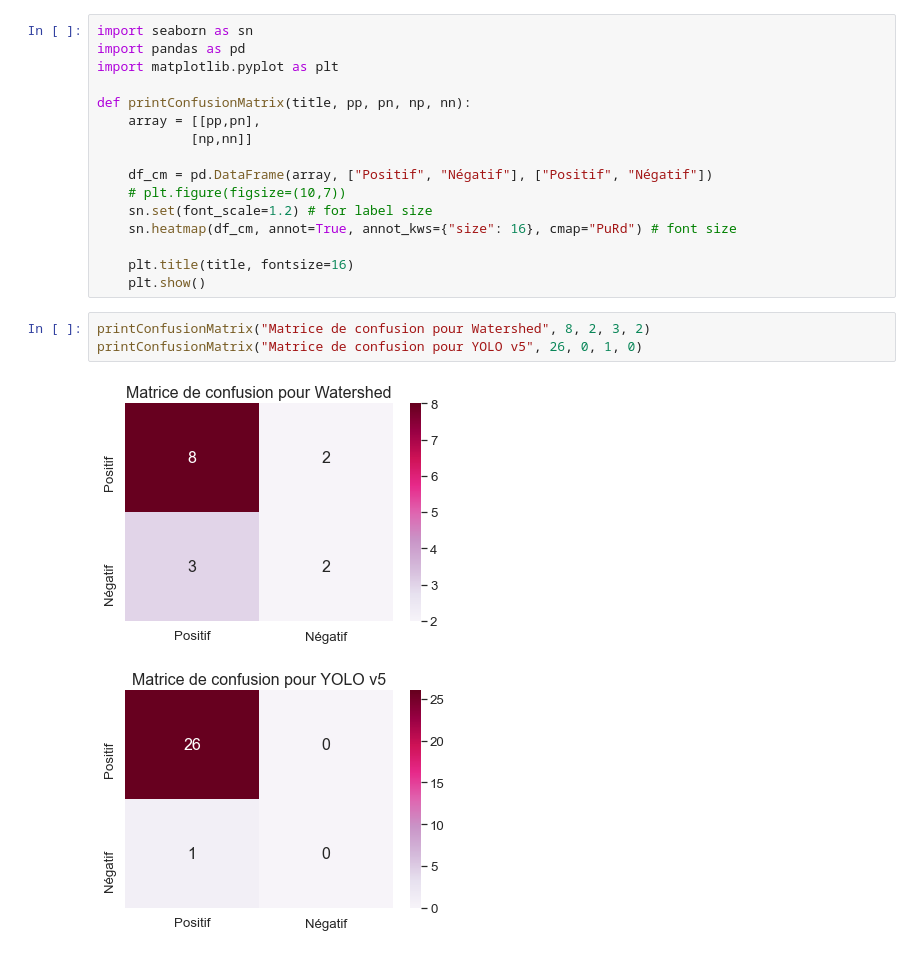
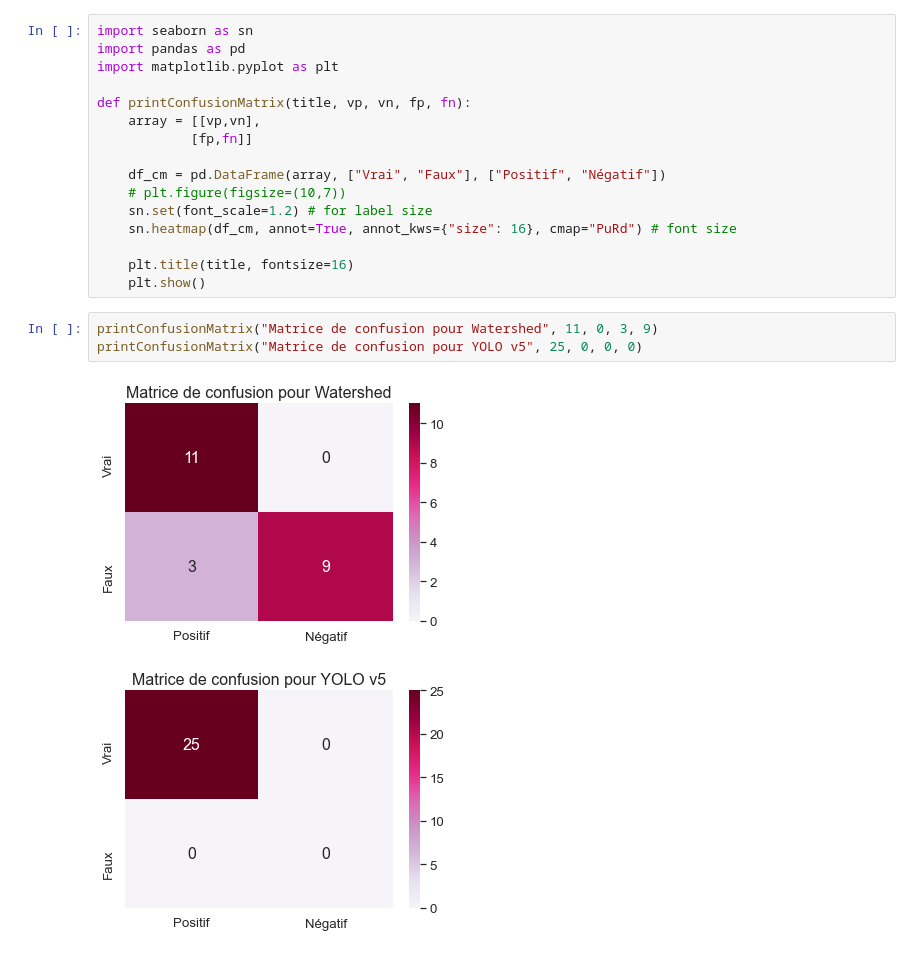
Before and after one commit to Zegorax/TI-RedBloodCells, a Jupyter notebook: sources/confusion-matrix.ipynb, the cells around one changed output. Drawn from its saved outputs; the diff is of its cells as text.

Commit message:
Add: confusion matrix

```diff
--- a/sources/confusion-matrix.ipynb
+++ b/sources/confusion-matrix.ipynb
@@ -3,11 +3,11 @@ import seaborn as sn
 import pandas as pd
 import matplotlib.pyplot as plt
 
-def printConfusionMatrix(title, pp, pn, np, nn):
-    array = [[pp,pn],
-            [np,nn]]
+def printConfusionMatrix(title, vp, vn, fp, fn):
+    array = [[vp,vn],
+            [fp,fn]]
 
-    df_cm = pd.DataFrame(array, ["Positif", "Négatif"], ["Positif", "Négatif"])
+    df_cm = pd.DataFrame(array, ["Vrai", "Faux"], ["Positif", "Négatif"])
     # plt.figure(figsize=(10,7))
     sn.set(font_scale=1.2) # for label size
     sn.heatmap(df_cm, annot=True, annot_kws={"size": 16}, cmap="PuRd") # font size
@@ -15,8 +15,8 @@ def printConfusionMatrix(title, pp, pn, np, nn):
     plt.title(title, fontsize=16)
     plt.show()
 # %%
-printConfusionMatrix("Matrice de confusion pour Watershed", 8, 2, 3, 2)
-printConfusionMatrix("Matrice de confusion pour YOLO v5", 26, 0, 1, 0)
+printConfusionMatrix("Matrice de confusion pour Watershed", 11, 0, 3, 9)
+printConfusionMatrix("Matrice de confusion pour YOLO v5", 25, 0, 0, 0)
 # %% [output]
-[figure, old version]
+[figure, new version]
-[figure, old version]
+[figure, new version]
```
Also changed, not shown: 6 other files.
